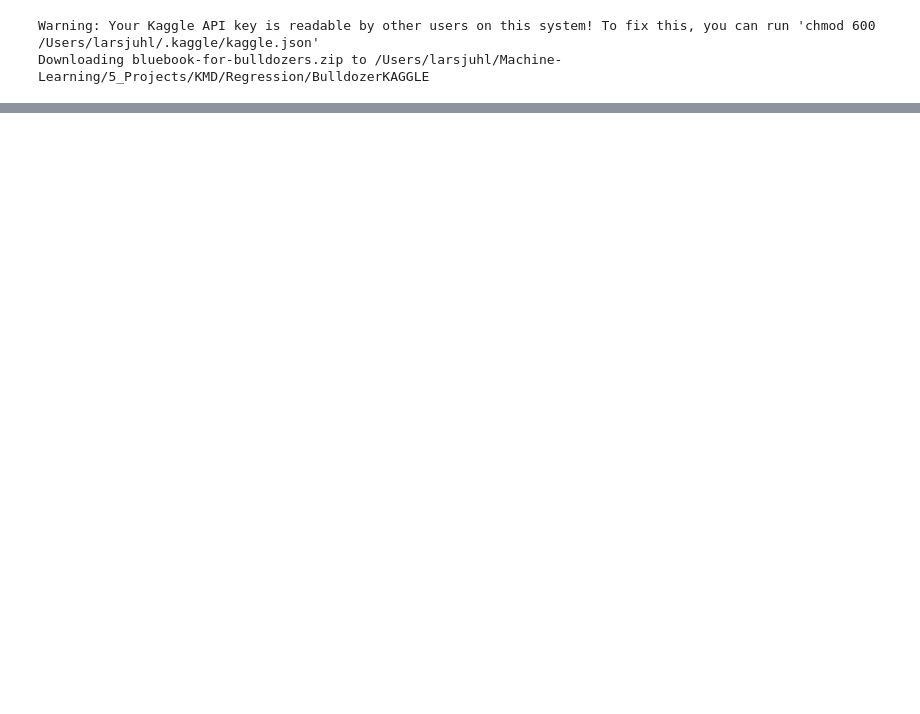
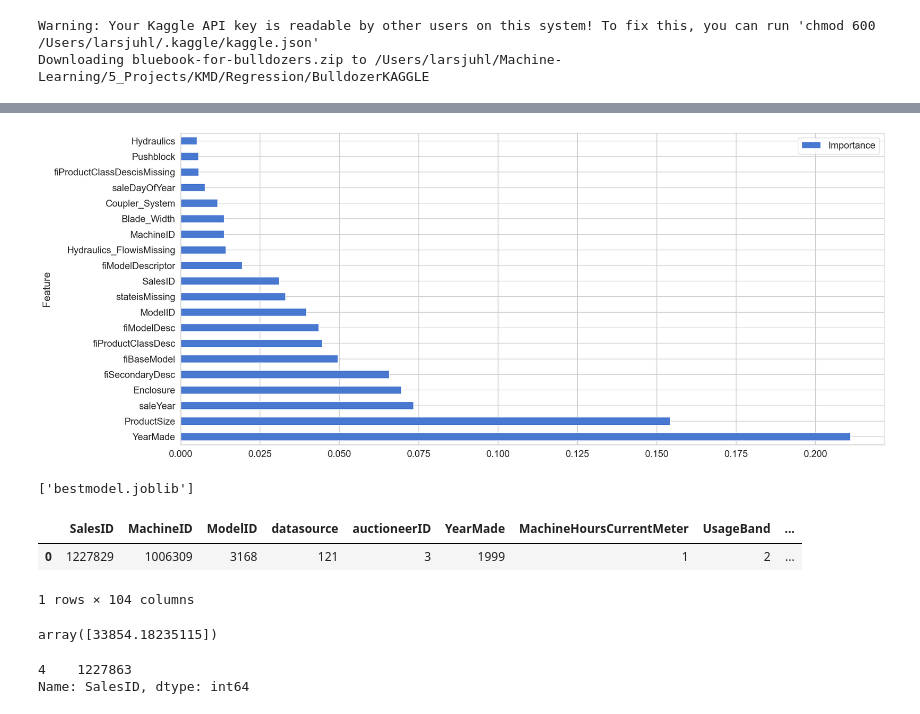
Before and after one commit to larsuldall/ML, a Jupyter notebook: KAGGLE_Bulldozer.ipynb, the cells around one changed output, grey strips where cells are left out. Drawn from its saved outputs; the diff is of its cells as text; code cells hidden in the pictures; blank space fills up the shorter version.

Commit message:
Model implemented with flask app

```diff
--- a/KAGGLE_Bulldozer.ipynb
+++ b/KAGGLE_Bulldozer.ipynb
@@ -14,0 +457,2 @@ KAGGLE_Bulldozer.ipynb data
+# %%
+df_test_tmp = dfTest.copy()
@@ -14,0 +526,5 @@ KAGGLE_Bulldozer.ipynb data
+# %%
+## Add these missing columns so it matches the input for the model
+
+df_test_tmp["auctioneerID_isMissing"] = False
+df_test_tmp["auctioneerIDisMissing"] = False
@@ -14,0 +565,8 @@ KAGGLE_Bulldozer.ipynb data
+# %%
+# Feature importance
+
+featureImportance = best_model.feature_importances_
+
+df_featureImportance = pd.DataFrame()
+df_featureImportance["Feature"] = df_test_tmp.columns
+df_featureImportance["Importance"] = featureImportance
@@ -14,0 +582,3 @@ KAGGLE_Bulldozer.ipynb data
+# %%
+# Sort it and display the 20 most important features
+df_featureImportance = df_featureImportance.sort_values(by="Importance", ascending=False).head(20)
@@ -14,0 +605,12 @@ KAGGLE_Bulldozer.ipynb data
+# %%
+ax = df_featureImportance.plot.barh(x='Feature', y='Importance')
+# %% [output]
+[figure, added]
+# %%
+# Export "best_model" and the "df_test_tmp" data to CSV. This is used for the FLASK APP
+import joblib
+
+#df_test_tmp.to_csv("testDataForModel.csv", index=False)
+joblib.dump(best_model, 'bestmodel.joblib')
+# %% [output]
+['bestmodel.joblib']
@@ -14,0 +620,15 @@ KAGGLE_Bulldozer.ipynb data
+# %%
+data[0:1]
+# %% [output]
+|  | SalesID | MachineID | ModelID | datasource | auctioneerID | YearMade | MachineHoursCurrentMeter | UsageBand | ... |
+| 0 | 1227829 | 1006309 | 3168 | 121 | 3 | 1999 | 1 | 2 | ... |
+1 rows × 104 columns
+# %%
+newModel.predict(data[5:6])
+# %% [output]
+array([33854.18235115])
+# %%
+data.SalesID[4:5]
+# %% [output]
+4    1227863
+Name: SalesID, dtype: int64
```
Also changed, not shown: parts of 63 cells of this notebook, 2 other files.
